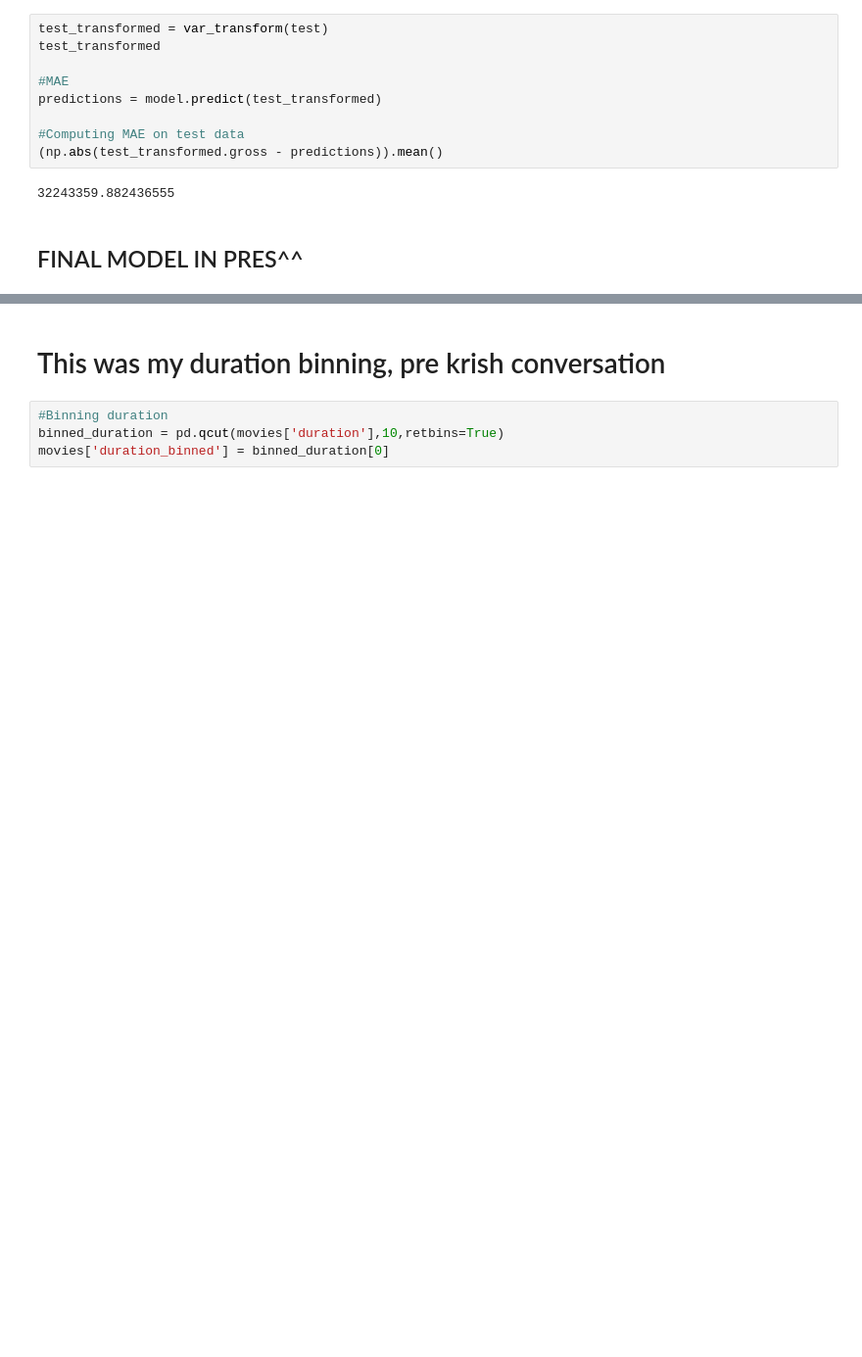
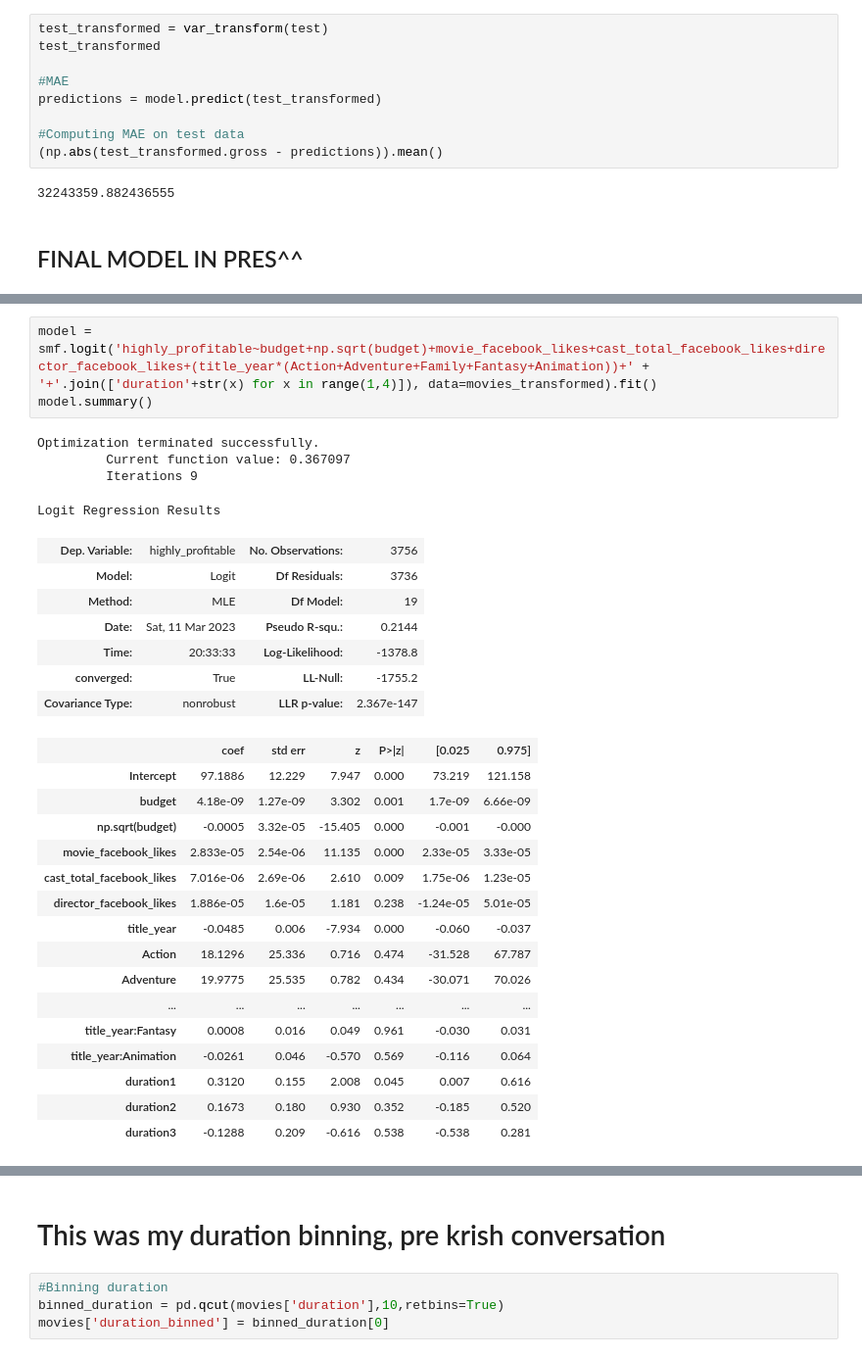
Before and after one commit to kennyeon/Too-Pullz-Project, a Jupyter notebook: IMDB_Regression.ipynb, the cells around one changed output, grey strips where cells are left out. Shown: that part at 98% size. Saved outputs shown, nothing was run; the diff lists cells and outputs as text; blank space fills up the shorter version.

```diff
--- a/IMDB_Regression.ipynb
+++ b/IMDB_Regression.ipynb
@@ -922,0 +932,31 @@ predictions = model.predict(test_transformed)
+# %%
+model = smf.logit('highly_profitable~budget+np.sqrt(budget)+movie_facebook_likes+cast_total_facebook_likes+director_facebook_likes+(title_year*(Action+Adventure+Family+Fantasy+Animation))+' + '+'.join(['duration'+str(x) for x in range(1,4)]), data=movies_transformed).fit()
+model.summary()
+# %% [output]
+Optimization terminated successfully.
+         Current function value: 0.367097
+         Iterations 9
+Logit Regression Results
+| Dep. Variable: | highly_profitable | No. Observations: | 3756 |
+| Model: | Logit | Df Residuals: | 3736 |
+| Method: | MLE | Df Model: | 19 |
+| Date: | Sat, 11 Mar 2023 | Pseudo R-squ.: | 0.2144 |
+| Time: | 20:33:33 | Log-Likelihood: | -1378.8 |
+| converged: | True | LL-Null: | -1755.2 |
+| Covariance Type: | nonrobust | LLR p-value: | 2.367e-147 |
+|  | coef | std err | z | P>|z| | [0.025 | 0.975] |
+| Intercept | 97.1886 | 12.229 | 7.947 | 0.000 | 73.219 | 121.158 |
+| budget | 4.18e-09 | 1.27e-09 | 3.302 | 0.001 | 1.7e-09 | 6.66e-09 |
+| np.sqrt(budget) | -0.0005 | 3.32e-05 | -15.405 | 0.000 | -0.001 | -0.000 |
+| movie_facebook_likes | 2.833e-05 | 2.54e-06 | 11.135 | 0.000 | 2.33e-05 | 3.33e-05 |
+| cast_total_facebook_likes | 7.016e-06 | 2.69e-06 | 2.610 | 0.009 | 1.75e-06 | 1.23e-05 |
+| director_facebook_likes | 1.886e-05 | 1.6e-05 | 1.181 | 0.238 | -1.24e-05 | 5.01e-05 |
+| title_year | -0.0485 | 0.006 | -7.934 | 0.000 | -0.060 | -0.037 |
+| Action | 18.1296 | 25.336 | 0.716 | 0.474 | -31.528 | 67.787 |
+| Adventure | 19.9775 | 25.535 | 0.782 | 0.434 | -30.071 | 70.026 |
+| ... | ... | ... | ... | ... | ... | ... |
+| title_year:Fantasy | 0.0008 | 0.016 | 0.049 | 0.961 | -0.030 | 0.031 |
+| title_year:Animation | -0.0261 | 0.046 | -0.570 | 0.569 | -0.116 | 0.064 |
+| duration1 | 0.3120 | 0.155 | 2.008 | 0.045 | 0.007 | 0.616 |
+| duration2 | 0.1673 | 0.180 | 0.930 | 0.352 | -0.185 | 0.520 |
+| duration3 | -0.1288 | 0.209 | -0.616 | 0.538 | -0.538 | 0.281 |
```
Also changed, not shown: parts of 34 cells of this notebook.
